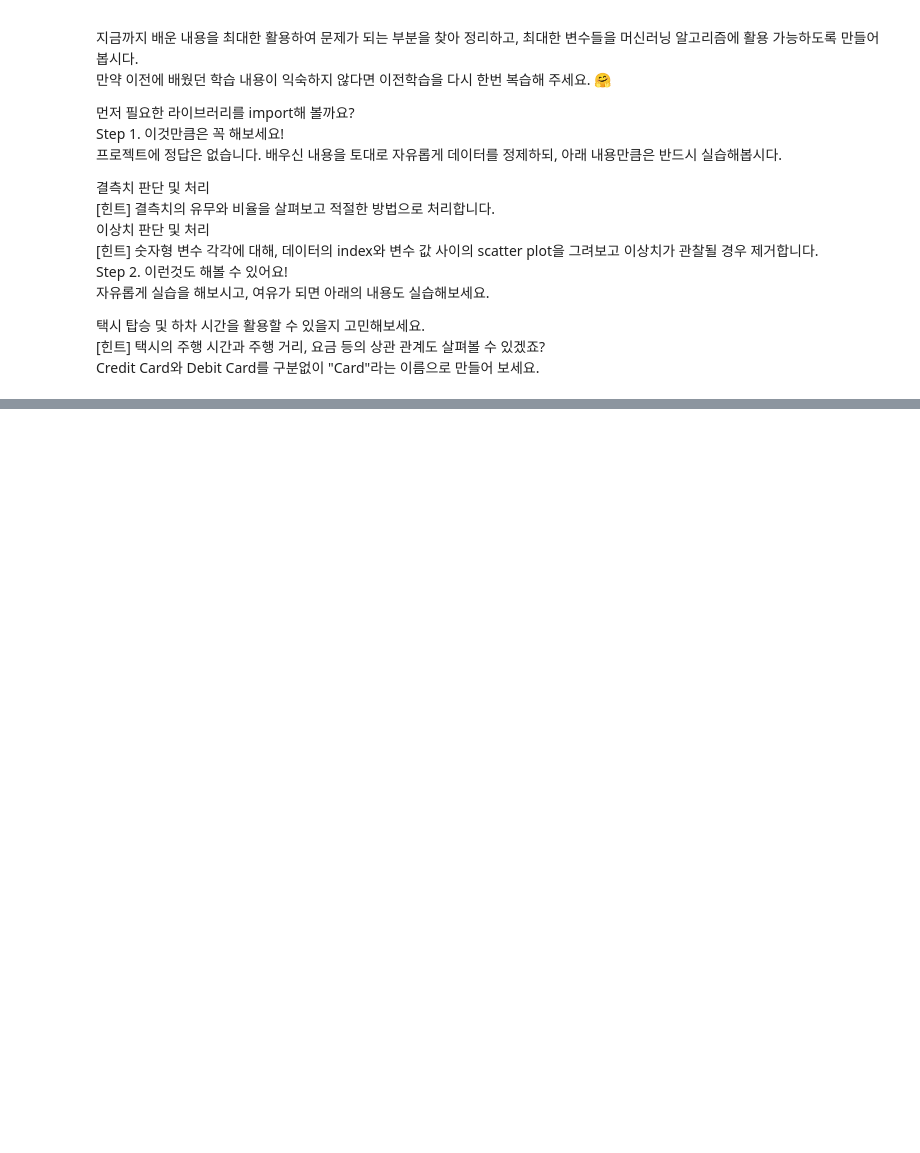
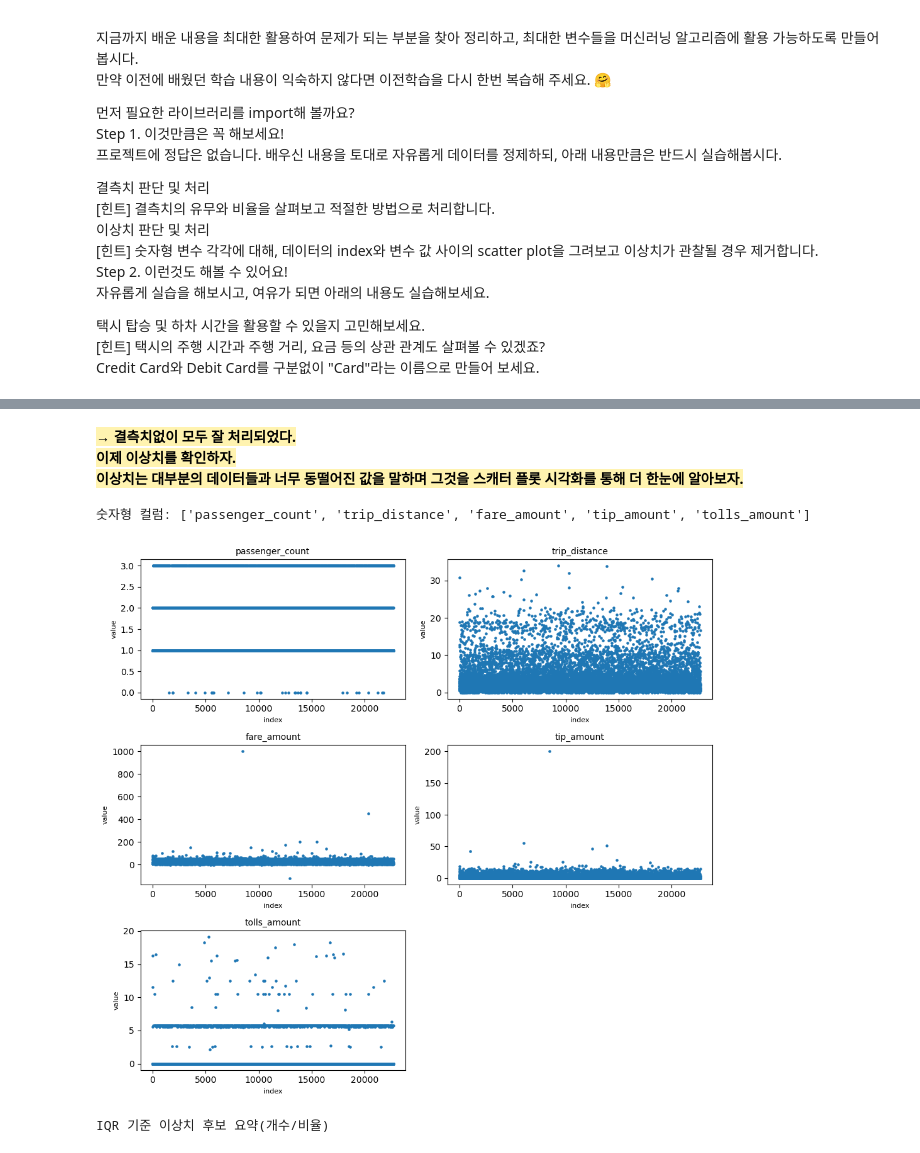
Before and after one commit to jojos0501/da5, a Jupyter notebook: 0204_데이터전처리와시각화/data cleaning_project_jsk.ipynb, the cells around one changed output, grey strips where cells are left out. Saved outputs shown, nothing was run; the diff lists cells and outputs as text; code cells hidden in the pictures; blank space fills up the shorter version.

Commit message:
update data cleaning project notebook

```diff
--- a/0204_데이터전처리와시각화/data cleaning_project_jsk.ipynb
+++ b/0204_데이터전처리와시각화/data cleaning_project_jsk.ipynb
@@ -1223,0 +186,8 @@ Name: buy_before, Length: 881, dtype: int64
+# %%
+# fare_amount에 결측치가 있는 행 제거
+# df = df.dropna(subset=["fare_amount"])
+
+df.dropna(subset=["fare_amount"], inplace=True)
+
+# 잘 제거됐는지 확인
+df.isnull().sum()
@@ -1223,0 +205,71 @@ Name: buy_before, Length: 881, dtype: int64
+# %% [markdown]
+<span style="background-color:#FFF3B0; color:#000; font-weight:bold;">
+→ 결측치없이 모두 잘 처리되었다.<br>이제 이상치를 확인하자.<br>이상치는 대부분의 데이터들과 너무 동떨어진 값을 말하며 그것을 스캐터 플롯 시각화를 통해 더 한눈에 알아보자.</span>
+# %%
+#숫자형 컬럼만 뽑기 (이상치는 보통 숫자에서 먼저 확인)
+numeric_cols = df.select_dtypes(include=["int64", "float64"]).columns
+print("숫자형 컬럼:", list(numeric_cols))
+
+# 과제 힌트: index(행 번호) vs 변수값 scatter plot 그리기
+
+# subplot 개수 계산
+n_cols = 2  # 한 줄에 그래프 2개
+n_rows = int(np.ceil(len(numeric_cols) / n_cols))
+
+# 전체 그림 크기 작게 설정
+plt.figure(figsize=(10, 3 * n_rows))
+
+# 각 숫자형 변수별 scatter plot 그리기
+for i, col in enumerate(numeric_cols, 1):
+    plt.subplot(n_rows, n_cols, i)
+    plt.scatter(df.index, df[col], s=5)  # 점 크기 작게
+    plt.title(col, fontsize=10)
+    plt.xlabel("index", fontsize=8)
+    plt.ylabel("value", fontsize=8)
+
+# 그래프 간격 자동 조정
+plt.tight_layout()
+plt.show()
+
+    # =========================================================
+# B) (추가) IQR 방식으로 이상치 '후보' 개수/비율 계산
+# - IQR: 중간 50% 범위(=Q3-Q1)를 기준으로 너무 큰/작은 값을 이상치 후보로 봐요
+# - 기준: [Q1 - 1.5*IQR, Q3 + 1.5*IQR] 밖이면 outlier 후보
+# =========================================================
+
+outlier_summary = []
+
+for col in numeric_cols:
+    # 요약통계를 위해 결측치 제거한 값으로 계산
+    x = df[col].dropna()
+
+    # 1사분위(Q1), 3사분위(Q3)
+    q1 = x.quantile(0.25)
+    q3 = x.quantile(0.75)
+    iqr = q3 - q1
+
+    # 이상치 후보 경계값 계산
+    lower = q1 - 1.5 * iqr
+    upper = q3 + 1.5 * iqr
+
+    # 이상치 후보 마스크(True/False)
+    is_outlier = (df[col] < lower) | (df[col] > upper)
+
+    # 개수/비율 저장
+    outlier_count = int(is_outlier.sum())
+    outlier_ratio = round(outlier_count / len(df) * 100, 2)
+
+    outlier_summary.append([col, lower, upper, outlier_count, outlier_ratio])
+
+# 표로 정리
+outlier_df = pd.DataFrame(
+    outlier_summary,
+    columns=["컬럼", "하한(lower)", "상한(upper)", "이상치 후보 개수", "이상치 후보 비율(%)"]
+).sort_values(by="이상치 후보 비율(%)", ascending=False)
+
+print("\nIQR 기준 이상치 후보 요약(개수/비율)")
+outlier_df
+# %% [output]
+숫자형 컬럼: ['passenger_count', 'trip_distance', 'fare_amount', 'tip_amount', 'tolls_amount']
+[figure, added]
+IQR 기준 이상치 후보 요약(개수/비율)
```
Also changed, not shown: parts of 162 cells of this notebook.
